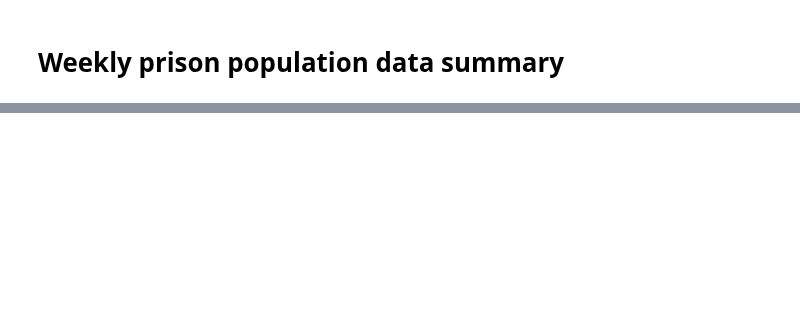
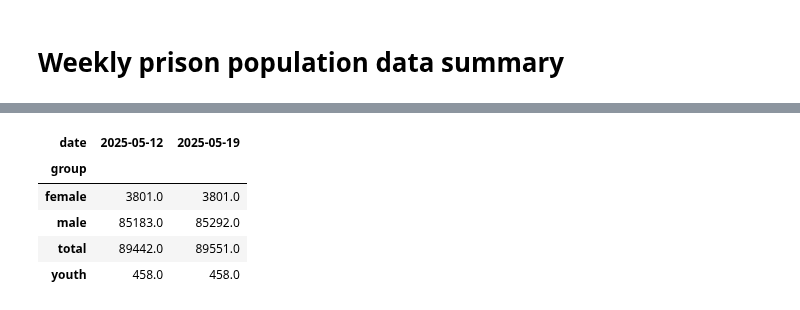
Before and after one commit to Prison-Reform-Trust/Prison-population, a Jupyter notebook: Notebooks/0.3-ah-weekly-data-summary.ipynb, the cells around one changed output, grey strips where cells are left out. Cells and saved outputs as stored; diff of their text form; code cells hidden in the pictures; blank space fills up the shorter version.

```diff
--- a/Notebooks/0.3-ah-weekly-data-summary.ipynb
+++ b/Notebooks/0.3-ah-weekly-data-summary.ipynb
@@ -57,0 +58,9 @@ df.query("type == 'prison'").pivot(index=['group'], columns=['date'], values='va
+# %%
+df.query("type == 'operational_capacity'").pivot(index=['group'], columns=['date'], values='value')
+# %% [output]
+| date | 2025-05-12 | 2025-05-19 |
+| group |  |  |
+| female | 3801.0 | 3801.0 |
+| male | 85183.0 | 85292.0 |
+| total | 89442.0 | 89551.0 |
+| youth | 458.0 | 458.0 |
```
Also changed, not shown: parts of 15 cells of this notebook, 1 other file.
